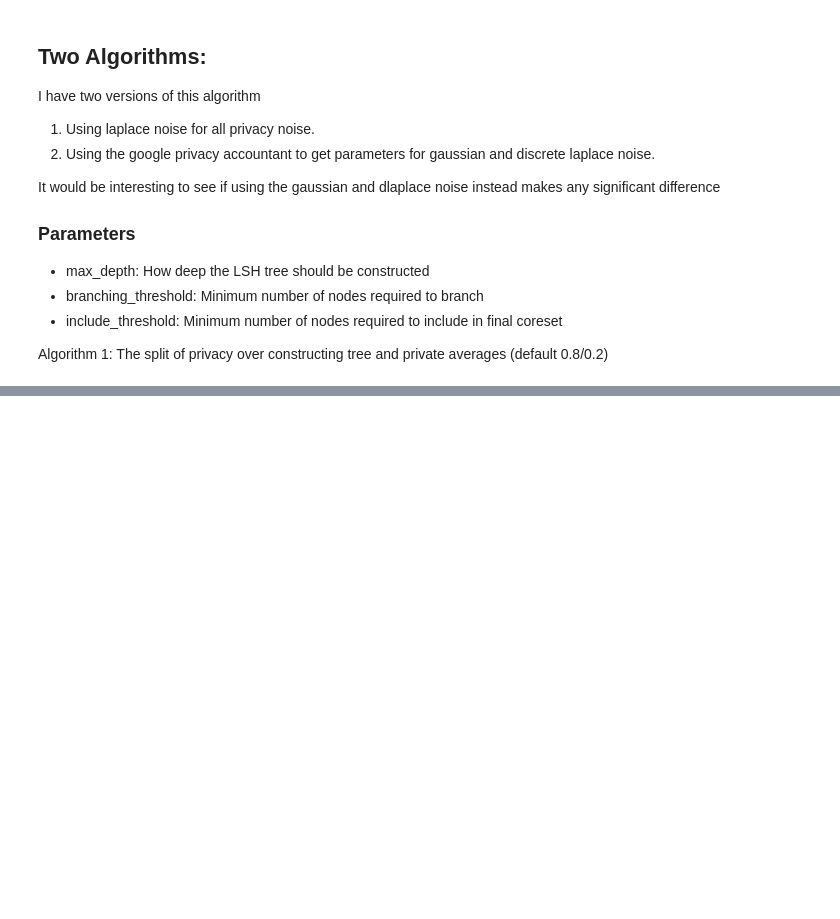
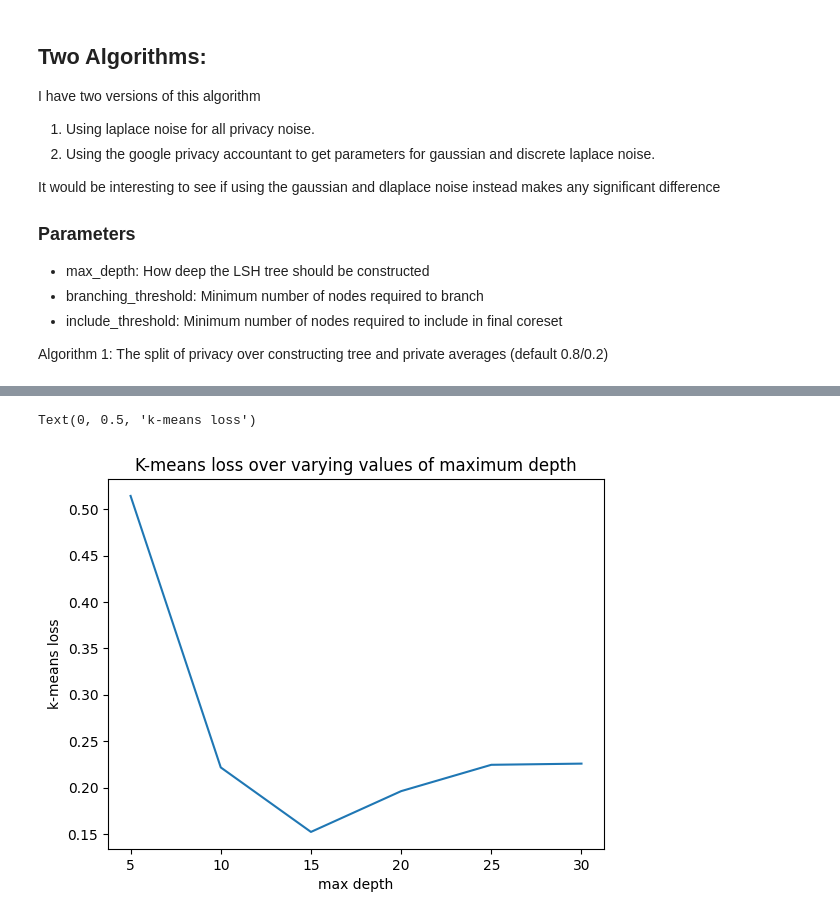
Before and after one commit to amy-ln/dpclustering, a Jupyter notebook: lsh-experiment.ipynb, the cells around one changed output, grey strips where cells are left out. Drawn from its saved outputs; the diff is of its cells as text; code cells hidden in the pictures; blank space fills up the shorter version.

```diff
--- a/lsh-experiment.ipynb
+++ b/lsh-experiment.ipynb
@@ -27,8 +27,10 @@ master_rng = np.random.default_rng(42)
 def lsh_experiment(algo: int, data: np.ndarray, p: Params, n_trials: int = 20):
     s = master_rng.integers(low=0, high=100000)
     total_loss = 0
+    n_successful_trials = n_trials
     for x in range(n_trials):
         if algo == 1:
+            print("starting synopsis... ")
             private_points, private_weights = create_bucket_synopsis(data, p, s+x)
         else:
             private_points, private_weights = bucket_using_privacy_accountant(data, p, s+x)
@@ -36,8 +38,14 @@ def lsh_experiment(algo: int, data: np.ndarray, p: Params, n_trials: int = 20):
             centers = private_points
         else:
             centers = lloyd_with_weights(k=p.k, X=private_points, weights=private_weights, n_iter=5, rs=s+x)
-        loss = kmeans_loss(centers, data)
+        try:
+            loss = kmeans_loss(centers, data)
+        except:
+            loss = 0
+            n_successful_trials -=1
         total_loss += loss
-    return total_loss / n_trials
+        print(f"Trial {x+1} done")
+    print("Number completed trials: ", n_successful_trials)
+    return total_loss / n_successful_trials
 # %%
 small = np.load("datasets/synthetic-gaussian.npy")
@@ -63,10 +67,17 @@ Algorithm 2 loss: 0.13899726693031333
 # %%
 # vary max depth for default branching threshold, include threshold. Note that max depth has to be chosen before computing any noise so it cannot depend on the other parameters
 
-values = [5, 10, 15, 20, 25, 30, 35, 40]
+values = [5, 10, 15, 20, 25, 30]
+results = []
 
 for d in values:
     p = Params(epsilon=1, delta=1e-6, radius=1, dimension=2, k=3, max_depth=d)
-    avg_loss = lsh_experiment(1, small, p)
+    avg_loss = lsh_experiment(1, small, p, n_trials=50)
     print(f"max depth = {d} avg loss = {avg_loss}")
+    results.append(avg_loss)
+
+plt.plot(values, results)
+plt.title("K-means loss over varying values of maximum depth")
+plt.xlabel("max depth")
+plt.ylabel("k-means loss")
 # %% [output]
@@ -80,0 +92,2 @@ max depth = 40 avg loss = 0.17137361446070992
+Text(0, 0.5, 'k-means loss')
+[figure, added]
```
Also changed, not shown: parts of 10 cells of this notebook, 1 other file.
